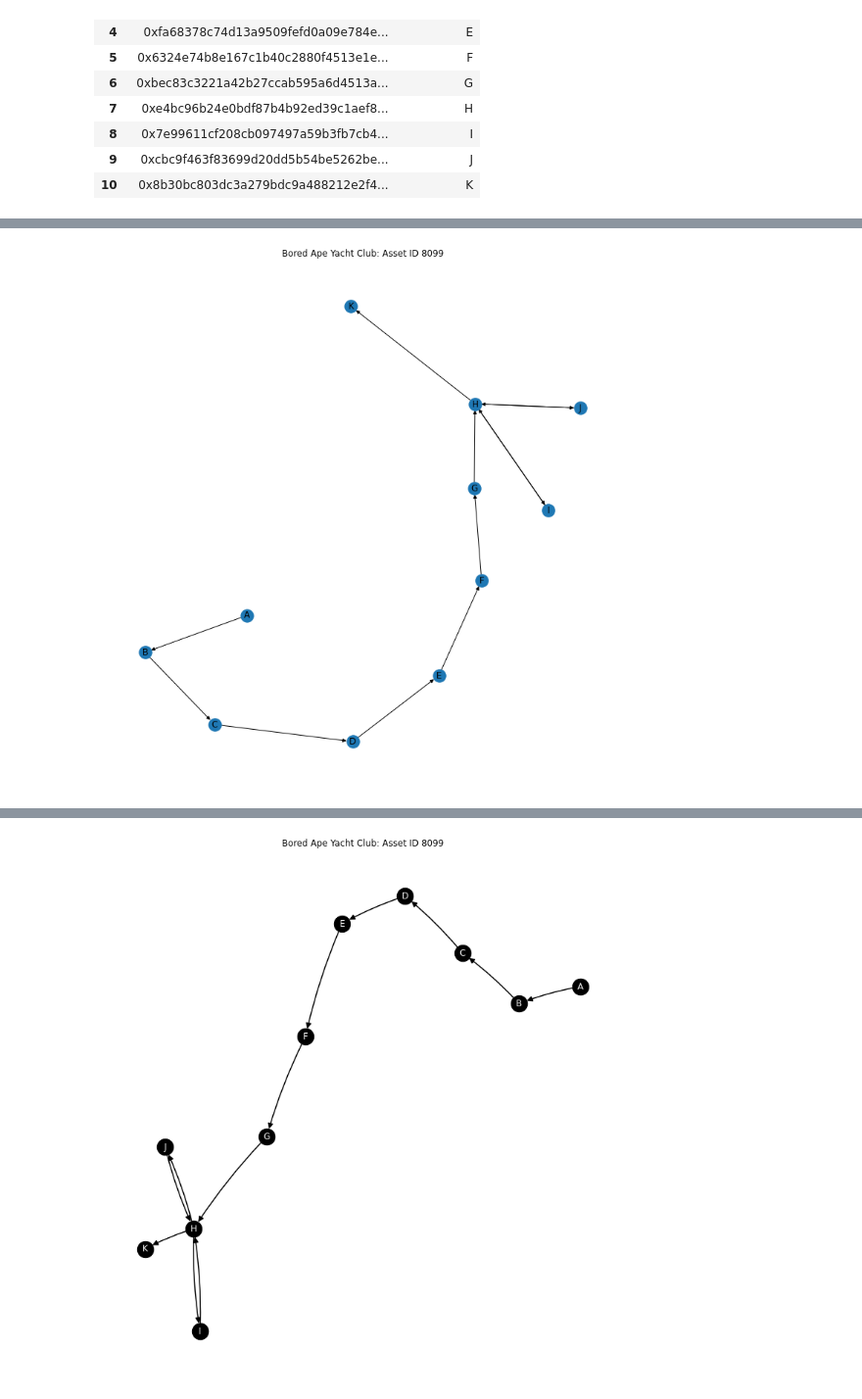
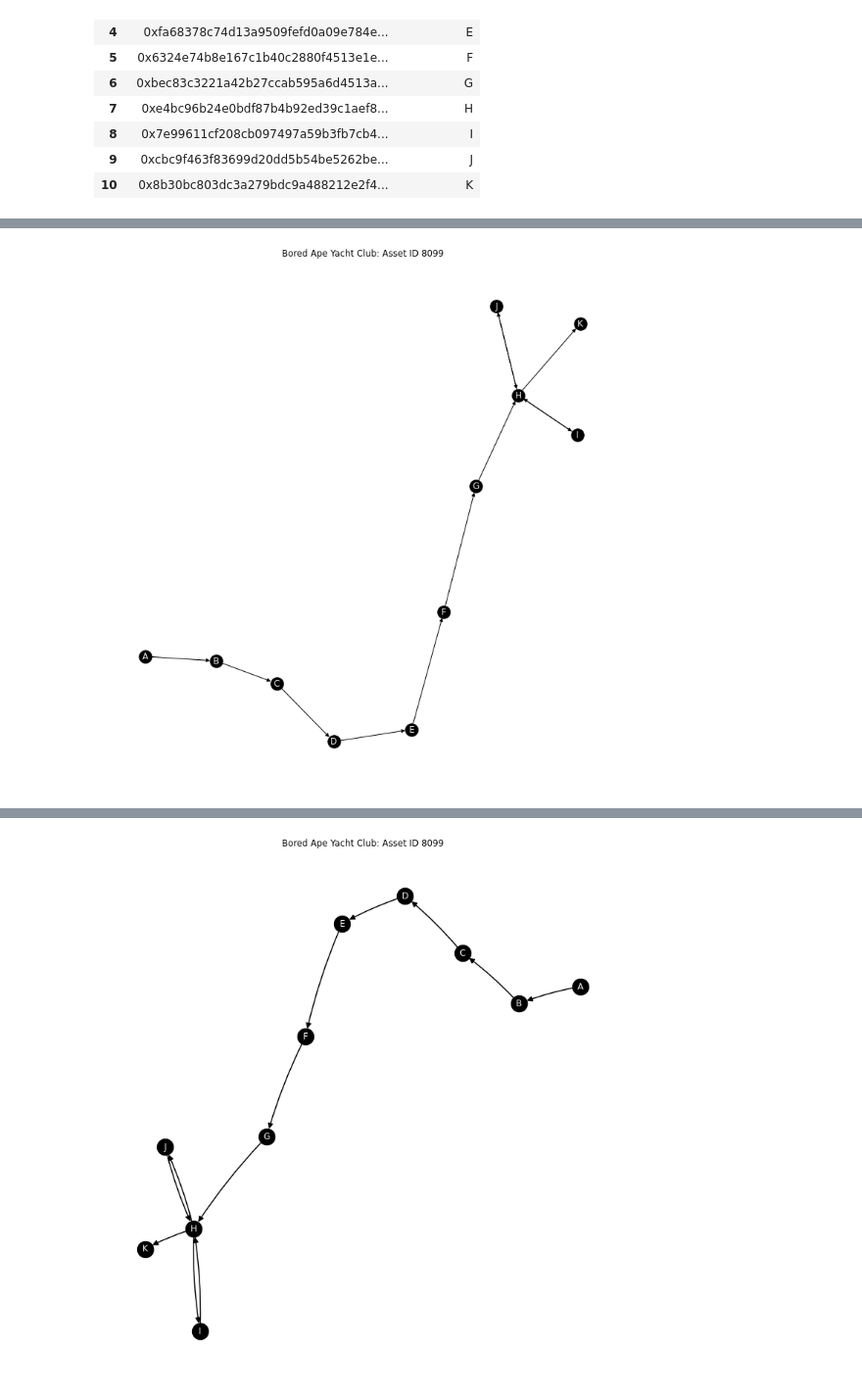
Before and after one commit to onthemarkdata/blog_scripts, a Jupyter notebook: nft_analytics/nft_analytics_notebook.ipynb, the cells around one changed output, grey strips where cells are left out. Shown at 98% size. Saved outputs shown, nothing was run; the diff lists cells and outputs as text; code cells hidden in the pictures.

```diff
--- a/nft_analytics/nft_analytics_notebook.ipynb
+++ b/nft_analytics/nft_analytics_notebook.ipynb
@@ -448,18 +473,18 @@ to_from_node_label_df
 | 10 | 0x31fb6dff7be0e0c94ee9f40aa43d069... | 12356606 | 2021-05-02 | 8099 | 0x442dccee68425828c106a3662014b4f... | 0x8ad272ac86c6c88683d9a60eb8ed57e... | 0.0 | ... |
 | 11 | 0x5487599f4dce0716b6400a5c0c4ed98... | 12347189 | 2021-05-01 | 8099 | 0x0000000000000000000000000000000... | 0x442dccee68425828c106a3662014b4f... | 0.0 | ... |
 # %%
-DG_2 = nx.from_pandas_edgelist(
+DG_2_b = nx.from_pandas_edgelist(
     df=to_from_node_label_df,
     source='from_node_label',
     target='to_node_label',
     edge_attr=True,
     create_using=nx.DiGraph()
 )
 
-pos = nx.spring_layout(DG_2)
-nx.draw(DG_2, pos=pos)
-nx.draw_networkx_labels(G=DG_2, pos=pos)
+pos = nx.spring_layout(DG_2_b)
+nx.draw(DG_2_b, pos=pos, node_color='black')
+nx.draw_networkx_labels(G=DG_3, pos=pos, font_color='whitesmoke')
 plt.title('Bored Ape Yacht Club: Asset ID 8099')
 plt.show()
 # %% [output]
-[figure, old version]
+[figure, new version]
```
Also changed, not shown: parts of 15 cells of this notebook.
